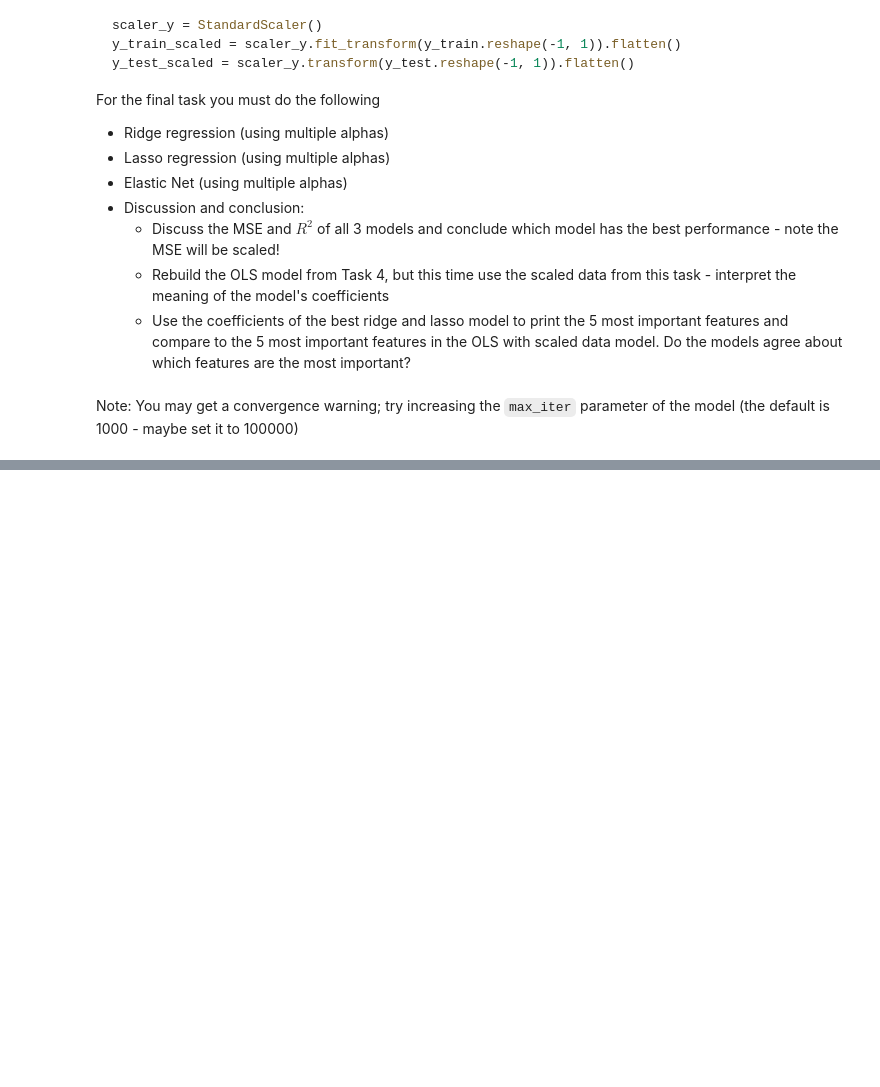
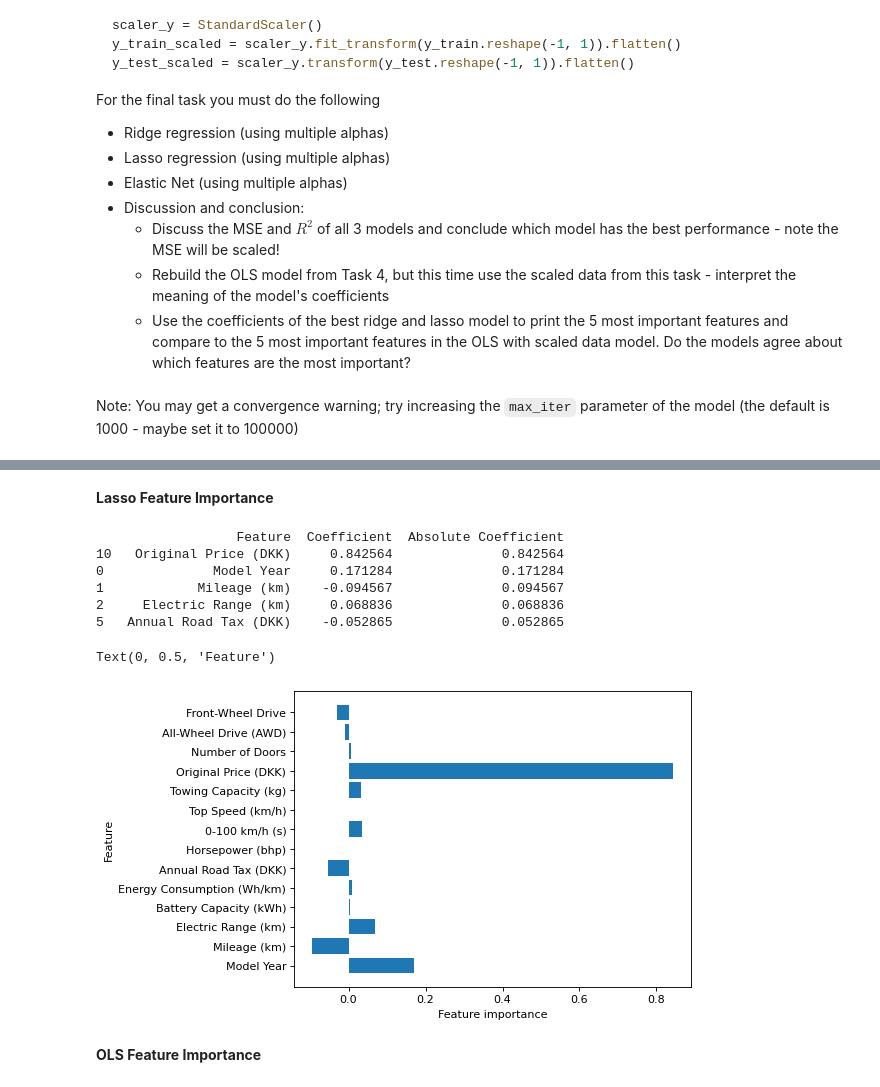
Before and after one commit to mitmarcus/VIA-MAL1, a Jupyter notebook: Ass2_CarPrices/2. Car prices.ipynb, the cells around one changed output, grey strips where cells are left out. Cells and saved outputs as stored; diff of their text form; code cells hidden in the pictures; blank space fills up the shorter version.

```diff
--- a/Ass2_CarPrices/2. Car prices.ipynb
+++ b/Ass2_CarPrices/2. Car prices.ipynb
@@ -294,19 +304,18 @@ from sklearn.linear_model import ElasticNet, Ridge, Lasso
 # %%
-# Ridge regression (using multiple alphas)
 alphas = 10**np.linspace(10,-2,100)*0.5
 best_ridge, best_ridge_alpha = None, None
 best_ridge_mse = float("inf")
 
 for alpha in alphas:
     ridge_model = Ridge(alpha=alpha, max_iter=100000)
-    ridge_model.fit(X_train, y_train)
-    mse = mean_squared_error(y_test, ridge_model.predict(X_test))
+    ridge_model.fit(X_train_scaled, y_train_scaled)
+    mse = mean_squared_error(y_test_scaled, ridge_model.predict(X_test_scaled))
 
     if mse < best_ridge_mse:
         best_ridge_mse = mse
         best_ridge = ridge_model
         best_ridge_alpha = alpha
 
-print("MSE:", best_ridge_mse)
-print(best_ridge_alpha)
+print(f"MSE:", best_ridge_mse)
+print(f"Alpha:", best_ridge_alpha)
 # %% [output]
@@ -315,7 +324,6 @@ MSE:{} 2773828321.3150897
 # %%
-ridge = Ridge(alpha= best_ridge_alpha)
-ridge.fit(X_train, y_train)
-
-print ("r^2 on train data is {}".format(ridge.score(X_train, y_train)))
-print ("r^2 on test data is {}".format(ridge.score(X_test, y_test)))
+ridge = Ridge(alpha = best_ridge_alpha)
+ridge.fit(X_train_scaled, y_train_scaled)
+print("r^2 on train data is {}".format(ridge.score(X_train_scaled, y_train_scaled)))
+print("r^2 on test data is {}".format(ridge.score(X_test_scaled, y_test_scaled)))
 # %% [output]
@@ -324,19 +334,18 @@ r^2 on test data is 0.864458615997608
 # %%
-# Lasso regression (using multiple alphas)
 alphas = 10**np.linspace(10,-2,100)*0.5
 best_lasso, best_lasso_alpha = None, None
 best_lasso_mse = float("inf")
 
 for alpha in alphas:
     lasso_model = Lasso(alpha=alpha, max_iter=100000)
-    lasso_model.fit(X_train, y_train)
-    mse = mean_squared_error(y_test, lasso_model.predict(X_test))
+    lasso_model.fit(X_train_scaled, y_train_scaled)
+    mse = mean_squared_error(y_test_scaled, lasso_model.predict(X_test_scaled))
 
     if mse < best_lasso_mse:
         best_lasso_mse = mse
         best_lasso = lasso_model
         best_lasso_alpha = alpha
 
-print("MSE:", best_lasso_mse)
-print(best_lasso_alpha)
+print(f"MSE:", best_lasso_mse)
+print(f"Alpha:", best_lasso_alpha)
 # %% [output]
@@ -344,7 +354,6 @@ print(best_lasso_alpha)
 # %%
-lasso = Lasso(alpha=best_lasso_alpha)
-lasso.fit(X_train, y_train)
-
-print ("r^2 on train data is {}".format(lasso.score(X_train, y_train)))
-print ("r^2 on test data is {}".format(lasso.score(X_test, y_test)))
+lasso = Lasso(alpha = best_lasso_alpha)
+lasso.fit(X_train_scaled, y_train_scaled)
+print("r^2 on train data is {}".format(lasso.score(X_train_scaled, y_train_scaled)))
+print("r^2 on test data is {}".format(lasso.score(X_test_scaled, y_test_scaled)))
 # %% [output]
@@ -421,0 +478,35 @@ In conclusion, the Lasso model has the best performance based on the MSE, but th
+# %% [markdown]
+**Lasso Feature Importance**
+# %%
+# Get the feature names and their corresponding coefficients
+features = X.columns
+coefficients = lasso.coef_
+
+# Create a DataFrame to hold the feature names and their coefficients
+feature_importance = pd.DataFrame({'Feature': features, 'Coefficient': coefficients})
+
+# Sort the DataFrame by the absolute value of the coefficients in descending order
+feature_importance['Absolute Coefficient'] = feature_importance['Coefficient'].abs()
+feature_importance = feature_importance.sort_values(by='Absolute Coefficient', ascending=False)
+
+# Print the top 5 features
+print(feature_importance.head(5))
+# %% [output]
+                  Feature  Coefficient  Absolute Coefficient
+10   Original Price (DKK)     0.842564              0.842564
+0              Model Year     0.171284              0.171284
+1            Mileage (km)    -0.094567              0.094567
+2     Electric Range (km)     0.068836              0.068836
+5   Annual Road Tax (DKK)    -0.052865              0.052865
+# %%
+n_features = len(lasso.coef_)
+plt.figure(dpi = 80)
+plt.barh(range(n_features), lasso.coef_, align='center')
+plt.yticks(np.arange(n_features), X.columns)
+plt.xlabel("Feature importance")
+plt.ylabel("Feature")
+# %% [output]
+Text(0, 0.5, 'Feature')
+[figure, added]
+# %% [markdown]
+**OLS Feature Importance**
```
Also changed, not shown: parts of 43 cells of this notebook.
